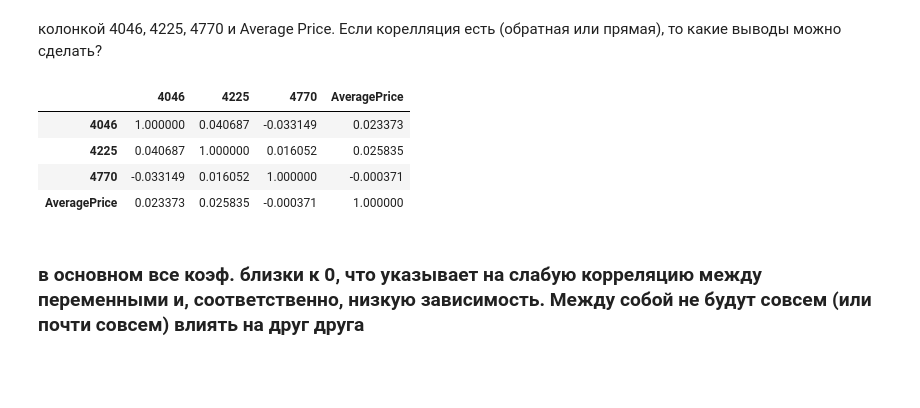
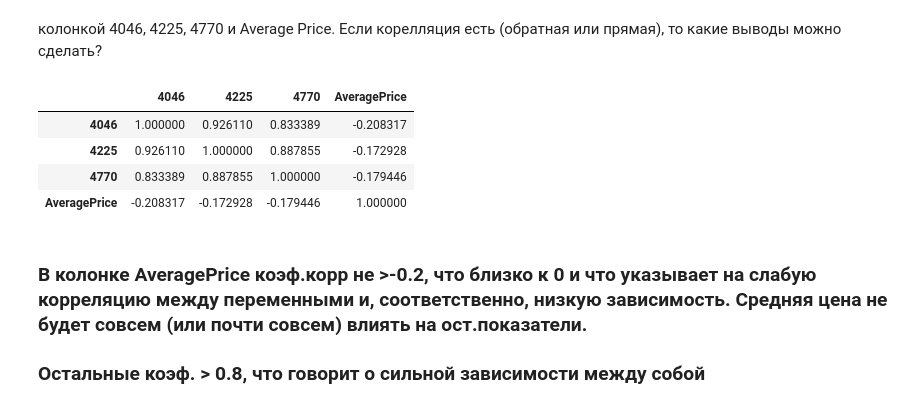
Before and after one commit to sofa999999/pyda-9, a Jupyter notebook: STATISTIC/homework-3.ipynb, the cells around one changed output. Saved outputs shown, nothing was run; the diff lists cells and outputs as text; code cells hidden in the pictures; blank space fills up the shorter version.

```diff
--- a/STATISTIC/homework-3.ipynb
+++ b/STATISTIC/homework-3.ipynb
@@ -224,15 +224,16 @@ plt.show()
 Найти корреляцию в следующих колонках:
 # %% [markdown]
 колонкой 4046, 4225, 4770 и Average Price. Если корелляция есть (обратная или прямая), то какие выводы можно сделать?
-# %%
-df = pd.DataFrame(np.random.randn(1000, 4), columns=['4046', '4225', '4770', 'AveragePrice'])
+# %%
+df1 = df[['4046', '4225','4770','AveragePrice']]
 # %%
-df.corr()
+df1.corr()
 # %% [output]
 |  | 4046 | 4225 | 4770 | AveragePrice |
-| 4046 | 1.000000 | 0.040687 | -0.033149 | 0.023373 |
-| 4225 | 0.040687 | 1.000000 | 0.016052 | 0.025835 |
-| 4770 | -0.033149 | 0.016052 | 1.000000 | -0.000371 |
-| AveragePrice | 0.023373 | 0.025835 | -0.000371 | 1.000000 |
+| 4046 | 1.000000 | 0.926110 | 0.833389 | -0.208317 |
+| 4225 | 0.926110 | 1.000000 | 0.887855 | -0.172928 |
+| 4770 | 0.833389 | 0.887855 | 1.000000 | -0.179446 |
+| AveragePrice | -0.208317 | -0.172928 | -0.179446 | 1.000000 |
 # %% [markdown]
-### в основном все коэф. близки к 0, что указывает на слабую корреляцию между переменными и, соответственно, низкую зависимость. Между собой не будут совсем (или почти совсем) влиять на друг друга
+### В колонке AveragePrice коэф.корр не >-0.2, что близко к 0 и что указывает на слабую корреляцию между переменными и, соответственно, низкую зависимость. Средняя цена  не будет совсем (или почти совсем) влиять на ост.показатели.
+### Остальные коэф. > 0.8, что говорит о сильной зависимости между собой
```
